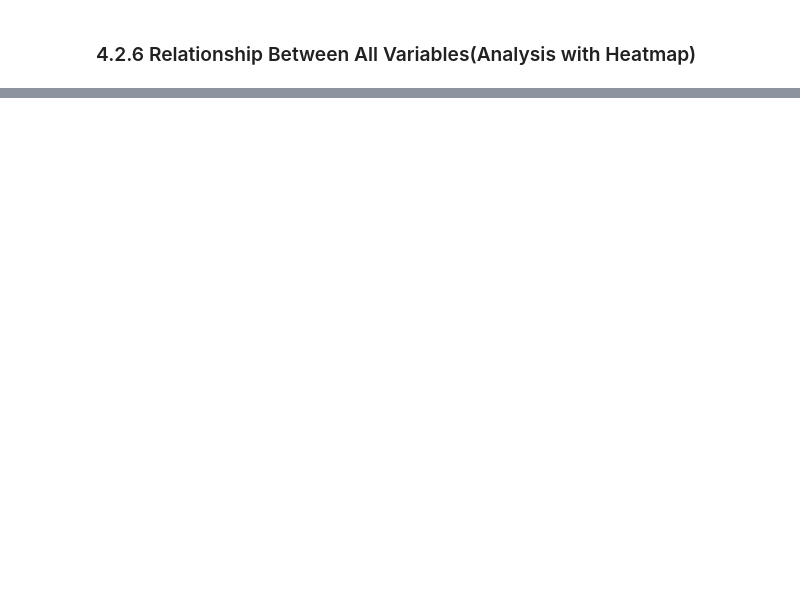
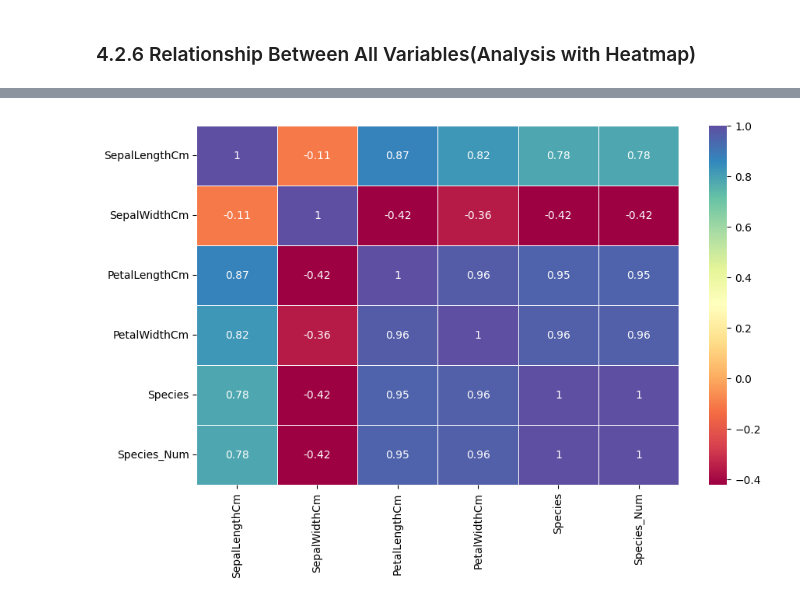
Before and after one commit to Benishkhaled/Benishkhaled, a Jupyter notebook: iris-flower-species-classification-with-knn.ipynb, the cells around one changed output, grey strips where cells are left out. Cells and saved outputs as stored; diff of their text form; code cells hidden in the pictures; blank space fills up the shorter version.

```diff
--- a/iris-flower-species-classification-with-knn.ipynb
+++ b/iris-flower-species-classification-with-knn.ipynb
@@ -625,0 +749,3 @@ df_scaled.head()
+# %%
+# A little variable assignment  here
+df["Species"] = df["Species_Num"]
@@ -625,0 +787,7 @@ df_scaled.head()
+# %%
+# Determing the correction of all variables using the heatmap
+plt.figure(figsize = (10,6))
+sns.heatmap(df.corr(), cmap="Spectral",annot=True,linewidth =0.5)
+plt.show()
+# %% [output]
+[figure, added]
```
Also changed, not shown: parts of 20 cells of this notebook.
